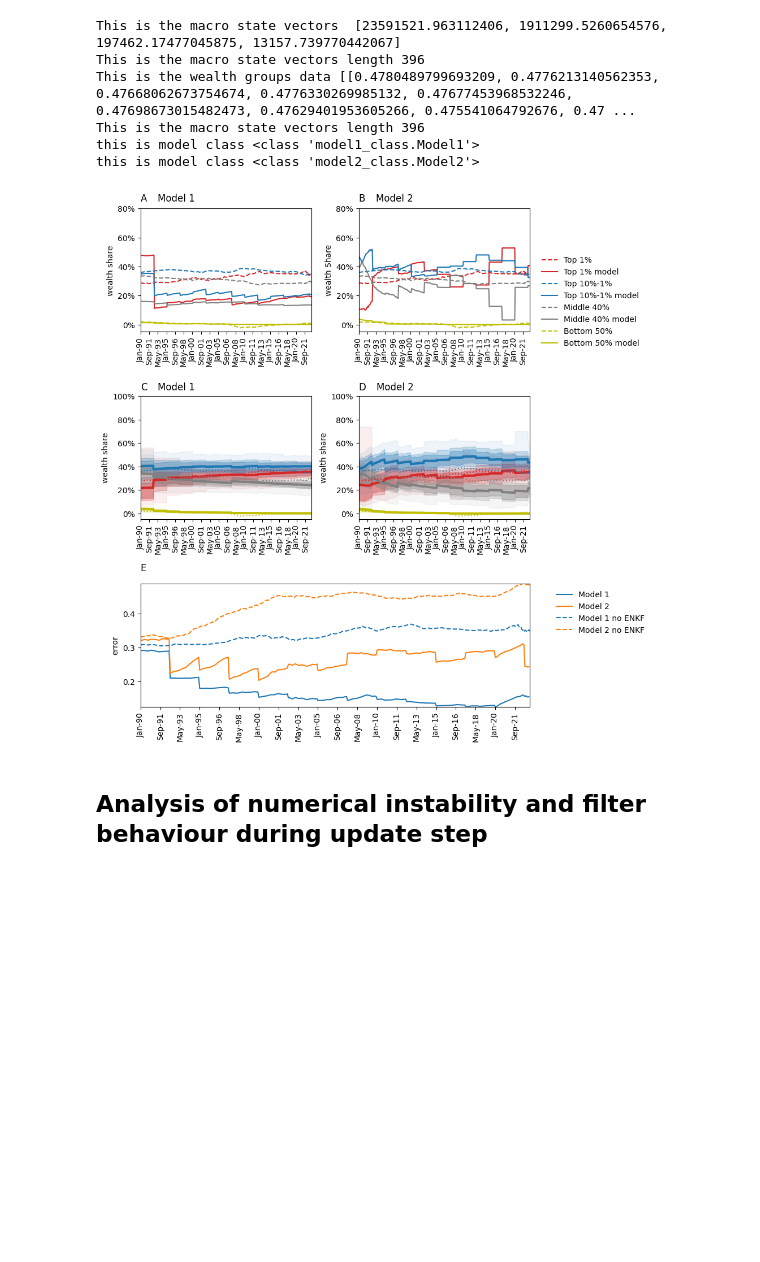
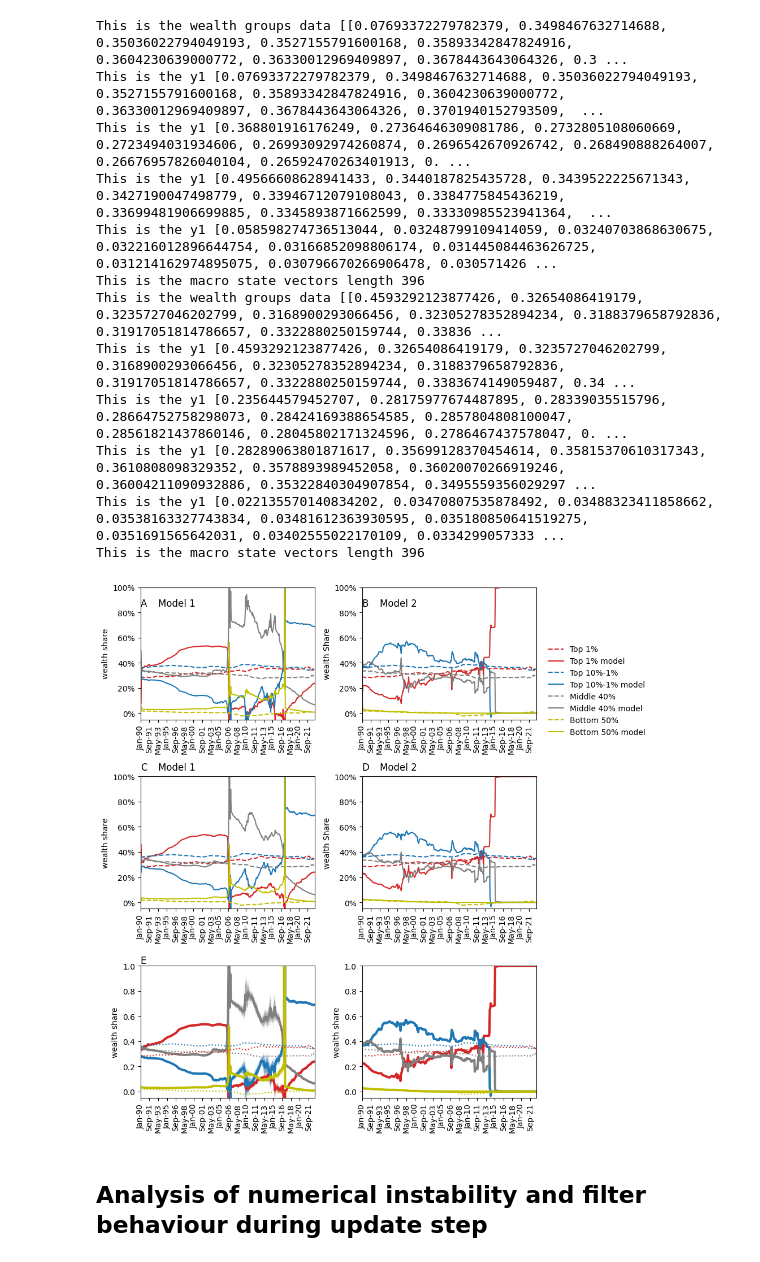
Before and after one commit to yannickoswald/real_time_ineq_abm, a Jupyter notebook: rtabm/experiment1_jupyter.ipynb, the cells around one changed output. Saved outputs shown, nothing was run; the diff lists cells and outputs as text; code cells hidden in the pictures; blank space fills up the shorter version.

Commit message:
updates to try to correct errors

```diff
--- a/rtabm/experiment1_jupyter.ipynb
+++ b/rtabm/experiment1_jupyter.ipynb
@@ -74,24 +74,31 @@ class Experiment1:
         ax1 = plt.subplot(gs[0, 1])
         ax2 = plt.subplot(gs[1, 0])
         ax3 = plt.subplot(gs[1, 1])
-        ax4 = plt.subplot(gs[2, :])  # This one spans both columns
-
+        ax4 = plt.subplot(gs[2, 0])
+        ax5 = plt.subplot(gs[2, 1])
+        # ax4 = plt.subplot(gs[2, :])  # This one spans both columns
 
         self.enkf1.models[0].plot_wealth_groups_over_time(ax0, self.start_year, self.end_year)
         self.enkf2.models[0].plot_wealth_groups_over_time(ax1, self.start_year, self.end_year)
-        self.enkf1.plot_fanchart(ax2)
-        self.enkf2.plot_fanchart(ax3)
-        self.enkf1.plot_error(ax4)
-        self.enkf2.plot_error(ax4)
+
+        self.enkf1.models[1].plot_wealth_groups_over_time(ax2, self.start_year, self.end_year)
+        self.enkf2.models[1].plot_wealth_groups_over_time(ax3, self.start_year, self.end_year)
+
+        self.enkf1.plot_fanchart(ax4)
+        self.enkf2.plot_fanchart(ax5)
+        #self.enkf1.plot_error(ax4)
+        #self.enkf2.plot_error(ax4)
 
         ###EXTRAS
         #AX0
         ax0.text(0, 0.85, 'A', fontsize = 12)
         ax0.text(40, 0.85, 'Model 1', fontsize = 12)
+        ax0.set_yticklabels(['0%', '0%', '20%', '40%', '60%', '80%', '100%'])
         #AX1
         ax1.legend(loc=(1.05, -0.15), frameon = False) ### legend only here
         ax1.text(0, 0.85, 'B', fontsize = 12)
         ax1.text(40, 0.85, 'Model 2', fontsize = 12)
+        ax1.set_yticklabels(['0%', '0%', '20%', '40%', '60%', '80%', '100%'])
         #AX2
         ax2.text(0, 1.05, 'C', fontsize = 12)
         ax2.set_yticklabels(['0%', '0%', '20%', '40%', '60%', '80%', '100%'])
@@ -104,47 +111,49 @@ class Experiment1:
         path = '..'
         with open(os.path.join(path, 'data', 'mean_errors.csv')) as f:
             errors_df_no_enkf = pd.read_csv(f, encoding='unicode_escape')
 
-        ax4.plot(errors_df_no_enkf['mean_error_model1'], linestyle='--', label='Model 1 no ENKF', color='tab:blue')
-        ax4.plot(errors_df_no_enkf['mean_error_model2'], linestyle='--', label='Model 2 no ENKF', color='tab:orange')
-        ax4.legend(bbox_to_anchor=(1.05, 1), frameon=False)
+        #ax4.plot(errors_df_no_enkf['mean_error_model1'], linestyle='--', label='Model 1 no ENKF', color='tab:blue')
+        #ax4.plot(errors_df_no_enkf['mean_error_model2'], linestyle='--', label='Model 2 no ENKF', color='tab:orange')
+        #ax4.legend(bbox_to_anchor=(1.05, 1), frameon=False)
 
         # Get the limits
         x_min, x_max = ax4.get_xlim()
         y_min, y_max = ax4.get_ylim()
         ax4.text(0, y_max+0.02, 'E', fontsize = 12)
         ax4.margins(0)
 
 
         plt.tight_layout()
         plt.savefig('fig4.png', dpi=300)
         plt.show()
 
 
 # Example usage
 if __name__ == "__main__":
-    filter_freq = 30
+    filter_freq = 1
     experiment1 = Experiment1(num_agents=100,
-                              ensemble_size=100,
-                              macro_state_dim=4,
+                              ensemble_size=2,
+                              macro_state_dim=4, # needs to be set to 3 for the model to work if num_agents < 100
                               start_year=1990,
                               end_year=2022,
                               filter_freq = filter_freq)
     experiment1.run_both_enkf(filter_freq = filter_freq)
     experiment1.plot_results()
     agent_states_model1 = experiment1.enkf1.micro_history
     agent_states_model2 = experiment1.enkf2.micro_history
-    #experiment1.enkf1.plot_macro_state()
-
-    # get eigenvalues of model 2
-    eigenvalues_model2 = experiment1.enkf2.eigenvalues_diff_history
 # %% [output]
-This is the macro state vectors  [23591521.963112406, 1911299.5260654576, 197462.17477045875, 13157.739770442067]
+This is the wealth groups data [[0.07693372279782379, 0.3498467632714688, 0.35036022794049193, 0.3527155791600168, 0.35893342847824916, 0.3604230639000772, 0.36330012969409897, 0.3678443643064326, 0.3 ...
+This is the y1 [0.07693372279782379, 0.3498467632714688, 0.35036022794049193, 0.3527155791600168, 0.35893342847824916, 0.3604230639000772, 0.36330012969409897, 0.3678443643064326, 0.3701940152793509,  ...
+This is the y1 [0.368801916176249, 0.27364646309081786, 0.2732805108060669, 0.2723494031934606, 0.26993092974260874, 0.2696542670926742, 0.268490888264007, 0.26676957826040104, 0.26592470263401913, 0. ...
+This is the y1 [0.49566608628941433, 0.3440187825435728, 0.3439522225671343, 0.3427190047498779, 0.33946712079108043, 0.3384775845436219, 0.33699481906699885, 0.3345893871662599, 0.33330985523941364,  ...
+This is the y1 [0.058598274736513044, 0.03248799109414059, 0.03240703868630675, 0.032216012896644754, 0.03166852098806174, 0.031445084463626725, 0.031214162974895075, 0.030796670266906478, 0.030571426 ...
 This is the macro state vectors length 396
-This is the wealth groups data [[0.4780489799693209, 0.4776213140562353, 0.47668062673754674, 0.4776330269985132, 0.47677453968532246, 0.47698673015482473, 0.47629401953605266, 0.475541064792676, 0.47 ...
+This is the wealth groups data [[0.4593292123877426, 0.32654086419179, 0.3235727046202799, 0.3168900293066456, 0.32305278352894234, 0.3188379658792836, 0.31917051814786657, 0.3322880250159744, 0.33836 ...
+This is the y1 [0.4593292123877426, 0.32654086419179, 0.3235727046202799, 0.3168900293066456, 0.32305278352894234, 0.3188379658792836, 0.31917051814786657, 0.3322880250159744, 0.3383674149059487, 0.34 ...
+This is the y1 [0.235644579452707, 0.28175977674487895, 0.28339035515796, 0.28664752758298073, 0.28424169388654585, 0.2857804808100047, 0.28561821437860146, 0.28045802171324596, 0.2786467437578047, 0. ...
+This is the y1 [0.28289063801871617, 0.35699128370454614, 0.35815370610317343, 0.3610808098329352, 0.3578893989452058, 0.36020070266919246, 0.36004211090932886, 0.35322840304907854, 0.3495559356029297 ...
+This is the y1 [0.022135570140834202, 0.03470807535878492, 0.03488323411858662, 0.03538163327743834, 0.03481612363930595, 0.035180850641519275, 0.0351691565642031, 0.03402555022170109, 0.0334299057333 ...
 This is the macro state vectors length 396
-this is model class <class 'model1_class.Model1'>
-this is model class <class 'model2_class.Model2'>
-[figure, old version]
+[figure, new version]
 # %% [markdown]
 ## Analysis of numerical instability and filter behaviour during update step
```
Also changed, not shown: parts of 6 cells of this notebook, 6 other files.
